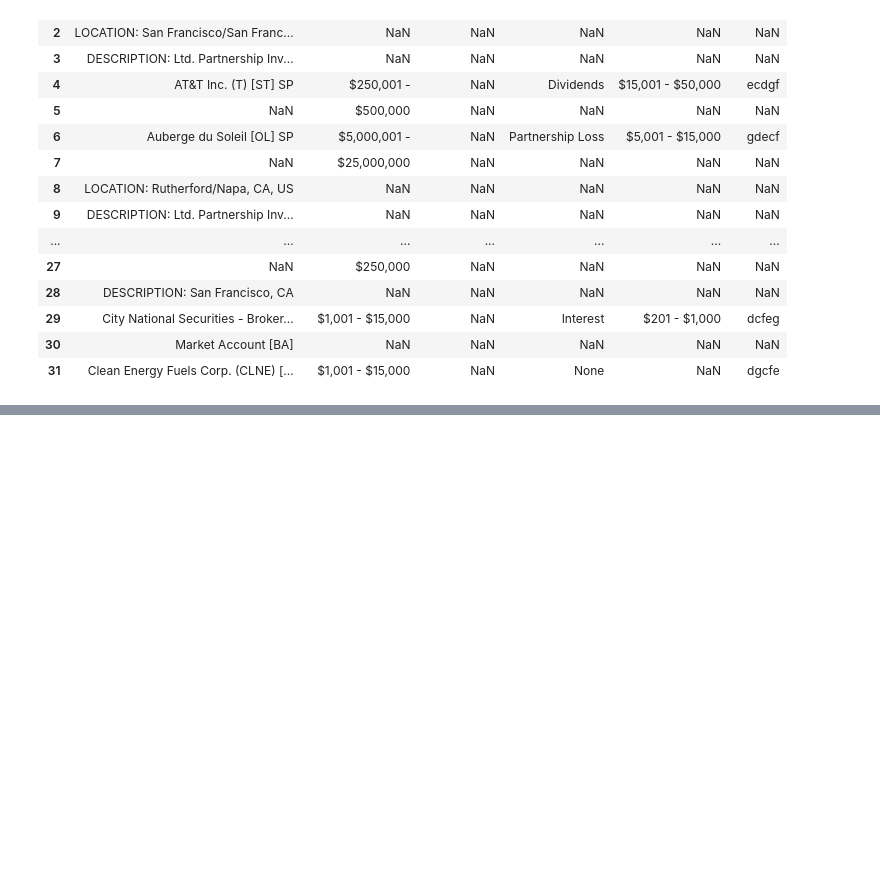
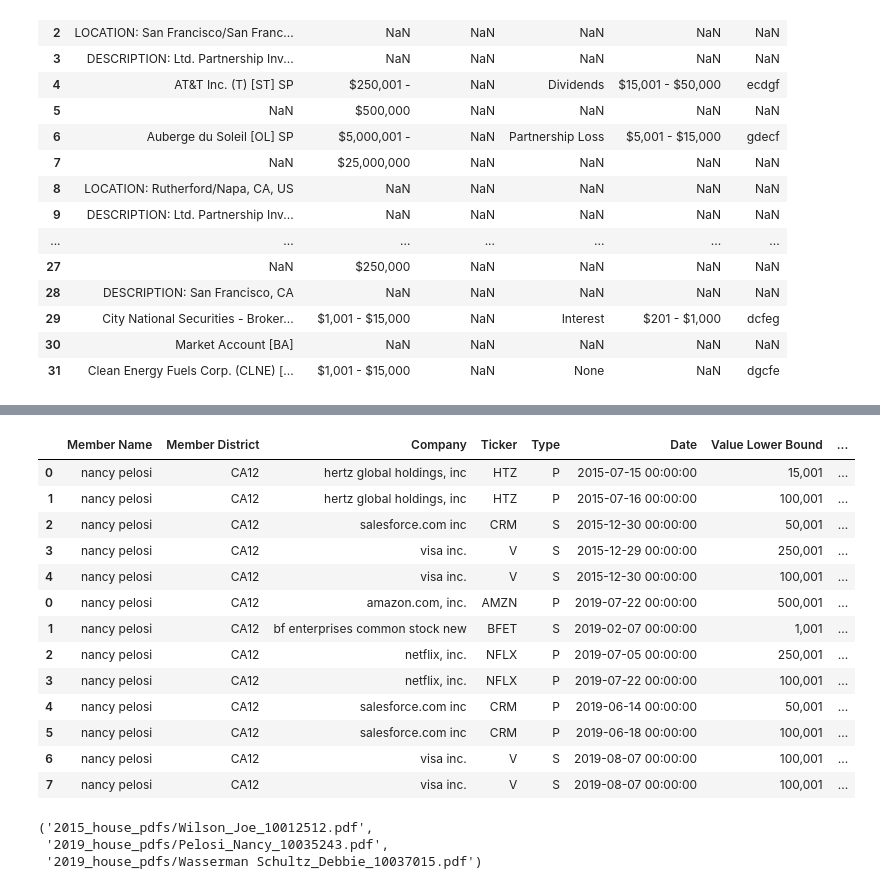
Before and after one commit to Tomyao991203/congressional-stock-trading-monitor, a Jupyter notebook: database/pdf_scraper_notebook.ipynb, the cells around one changed output, grey strips where cells are left out. Saved outputs shown, nothing was run; the diff lists cells and outputs as text; code cells hidden in the pictures; blank space fills up the shorter version.

```diff
--- a/database/pdf_scraper_notebook.ipynb
+++ b/database/pdf_scraper_notebook.ipynb
@@ -163,18 +164,23 @@ True
 # %%
-def get_column_for_bounds(df, df_index):
-    bounds_regex = r"^\$?([\d,]+)\s*-?\s*\$?([\d,]*)$"
+def get_column_for_regex(df, df_index, regex, start_row=0):
     number_of_columns = len(df[df_index].columns)
     number_of_rows = len(df[df_index])
-    column_number = 2
-    row_number = 0
-    bounds_regex_result = re.match(bounds_regex, str(df[df_index].iloc[row_number, column_number]))
-    while bounds_regex_result is None and column_number < number_of_columns:
+    column_number = 1
+    row_number = start_row
+    regex_result = re.match(regex, str(df[df_index].iloc[row_number, column_number]))
+    while regex_result is None and column_number < number_of_columns:
         if row_number < (number_of_rows - 1):
+            # print(row_number, column_number)
             row_number += 1
         else:
-            row_number = 0
+            # print(row_number, column_number)
+            row_number = start_row
             column_number += 1
 
-        bounds_regex_result = re.match(bounds_regex, str(df[df_index].iloc[row_number, column_number]))
+        regex_result = re.match(regex, str(df[df_index].iloc[row_number, column_number]))
+
+    # print(row_number, column_number)
+    if regex_result is None:
+        return Exception("Column not found for given regex")
 
     return column_number
@@ -328,7 +363,7 @@ def process_dataframe(df, link):
 
 
 
-    row += 1
+    # row += 1
     stock_info = str(df[df_index].iloc[row, 0]).lower()
 
     while stock_info != "schedule c: earned income" and stock_info != "schedule d: liabilities":
@@ -375,3 +390,3 @@ db_wass[2]
 # %%
-process_dataframe(db_wass, None)
+processed_nancy = process_dataframe(db_nancy, None)
 # %% [output]
@@ -378,0 +402,2 @@ process_dataframe(db_wass, None)
+# %%
+procesed_nancy_2013 = process_dataframe(db, None)
@@ -378,0 +425,23 @@ process_dataframe(db_wass, None)
+# %%
+pd.concat([procesed_nancy_2013, processed_nancy])
+# %% [output]
+|  | Member Name | Member District | Company | Ticker | Type | Date | Value Lower Bound | ... |
+| 0 | nancy pelosi | CA12 | hertz global holdings, inc | HTZ | P | 2015-07-15 00:00:00 | 15,001 | ... |
+| 1 | nancy pelosi | CA12 | hertz global holdings, inc | HTZ | P | 2015-07-16 00:00:00 | 100,001 | ... |
+| 2 | nancy pelosi | CA12 | salesforce.com inc | CRM | S | 2015-12-30 00:00:00 | 50,001 | ... |
+| 3 | nancy pelosi | CA12 | visa inc. | V | S | 2015-12-29 00:00:00 | 250,001 | ... |
+| 4 | nancy pelosi | CA12 | visa inc. | V | S | 2015-12-30 00:00:00 | 100,001 | ... |
+| 0 | nancy pelosi | CA12 | amazon.com, inc. | AMZN | P | 2019-07-22 00:00:00 | 500,001 | ... |
+| 1 | nancy pelosi | CA12 | bf enterprises common stock new | BFET | S | 2019-02-07 00:00:00 | 1,001 | ... |
+| 2 | nancy pelosi | CA12 | netflix, inc. | NFLX | P | 2019-07-05 00:00:00 | 250,001 | ... |
+| 3 | nancy pelosi | CA12 | netflix, inc. | NFLX | P | 2019-07-22 00:00:00 | 100,001 | ... |
+| 4 | nancy pelosi | CA12 | salesforce.com inc | CRM | P | 2019-06-14 00:00:00 | 50,001 | ... |
+| 5 | nancy pelosi | CA12 | salesforce.com inc | CRM | P | 2019-06-18 00:00:00 | 100,001 | ... |
+| 6 | nancy pelosi | CA12 | visa inc. | V | S | 2019-08-07 00:00:00 | 100,001 | ... |
+| 7 | nancy pelosi | CA12 | visa inc. | V | S | 2019-08-07 00:00:00 | 100,001 | ... |
+# %%
+list_of_pdf_paths[1:]
+# %% [output]
+('2015_house_pdfs/Wilson_Joe_10012512.pdf',
+ '2019_house_pdfs/Pelosi_Nancy_10035243.pdf',
+ '2019_house_pdfs/Wasserman Schultz_Debbie_10037015.pdf')
```
Also changed, not shown: parts of 19 cells of this notebook, 1 other file.
